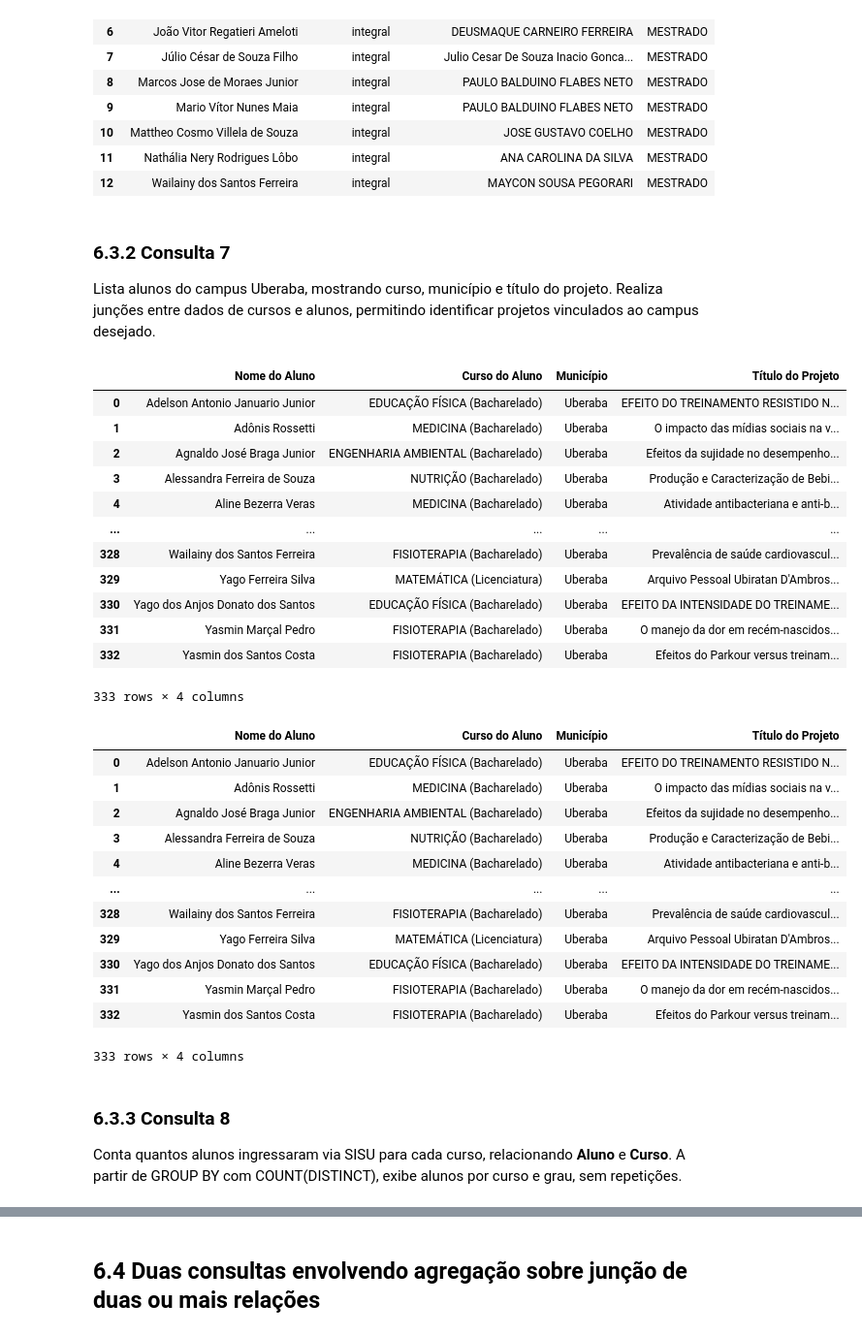
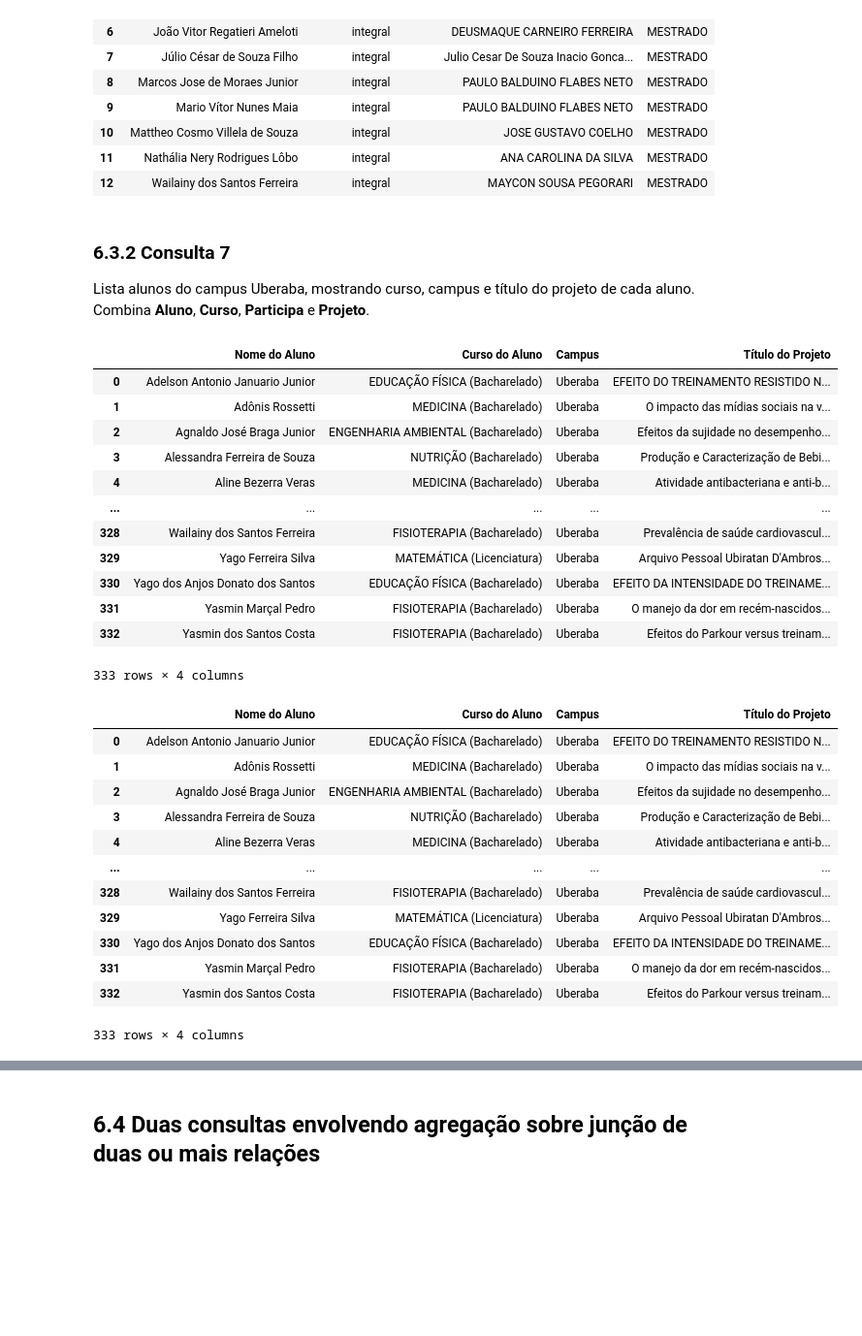
Before and after one commit to raissagd/TP2-IBD, a Jupyter notebook: main.ipynb, the cells around one changed output, grey strips where cells are left out. Shown: that part at 97% size. Cells and saved outputs as stored; diff of their text form; code cells hidden in the pictures; blank space fills up the shorter version.

Commit message:
Update main.ipynb
Correção das consultas 5 e 8; Ajustes nas descrições gerais das consultas.

```diff
--- a/main.ipynb
+++ b/main.ipynb
@@ -1186,22 +1177,22 @@ WHERE o.Titulacao LIKE '%MESTRADO%'
 | 12 | Wailainy dos Santos Ferreira | integral | MAYCON SOUSA PEGORARI | MESTRADO |
 # %% [markdown]
 ### 6.3.2 Consulta 7
-Lista alunos do campus Uberaba, mostrando curso, município e título do projeto. Realiza junções entre dados de cursos e alunos, permitindo identificar projetos vinculados ao campus desejado.
+Lista alunos do campus Uberaba, mostrando curso, campus e título do projeto de cada aluno. Combina **Aluno**, **Curso**, **Participa** e **Projeto**.
 # %%
 run("""
 SELECT DISTINCT
   a.Nome AS "Nome do Aluno",
   c.Nome_Curso AS "Curso do Aluno",
-  c.Municipio AS "Município",
+  a.Campus AS "Campus",
   p.Nome_Projeto AS "Título do Projeto"
 FROM Aluno a
 JOIN Curso c ON a.ID_Curso = c.ID_Curso
 JOIN Participa pa ON a.ID_Aluno = pa.ID_Aluno
 JOIN Projeto p ON pa.ID_Projeto = p.ID_Projeto
 WHERE a.Campus = 'Uberaba'
 """)
 # %% [output]
-|  | Nome do Aluno | Curso do Aluno | Município | Título do Projeto |
+|  | Nome do Aluno | Curso do Aluno | Campus | Título do Projeto |
 | 0 | Adelson Antonio Januario Junior | EDUCAÇÃO FÍSICA (Bacharelado) | Uberaba | EFEITO DO TREINAMENTO RESISTIDO N... |
 | 1 | Adônis Rossetti | MEDICINA (Bacharelado) | Uberaba | O impacto das mídias sociais na v... |
 | 2 | Agnaldo José Braga Junior | ENGENHARIA AMBIENTAL (Bacharelado) | Uberaba | Efeitos da sujidade no desempenho... |
@@ -1214,7 +1205,7 @@ WHERE a.Campus = 'Uberaba'
 | 331 | Yasmin Marçal Pedro | FISIOTERAPIA (Bacharelado) | Uberaba | O manejo da dor em recém-nascidos... |
 | 332 | Yasmin dos Santos Costa | FISIOTERAPIA (Bacharelado) | Uberaba | Efeitos do Parkour versus treinam... |
 333 rows × 4 columns
-|  | Nome do Aluno | Curso do Aluno | Município | Título do Projeto |
+|  | Nome do Aluno | Curso do Aluno | Campus | Título do Projeto |
 | 0 | Adelson Antonio Januario Junior | EDUCAÇÃO FÍSICA (Bacharelado) | Uberaba | EFEITO DO TREINAMENTO RESISTIDO N... |
 | 1 | Adônis Rossetti | MEDICINA (Bacharelado) | Uberaba | O impacto das mídias sociais na v... |
 | 2 | Agnaldo José Braga Junior | ENGENHARIA AMBIENTAL (Bacharelado) | Uberaba | Efeitos da sujidade no desempenho... |
@@ -1227,6 +1218,3 @@ WHERE a.Campus = 'Uberaba'
 | 331 | Yasmin Marçal Pedro | FISIOTERAPIA (Bacharelado) | Uberaba | O manejo da dor em recém-nascidos... |
 | 332 | Yasmin dos Santos Costa | FISIOTERAPIA (Bacharelado) | Uberaba | Efeitos do Parkour versus treinam... |
 333 rows × 4 columns
-# %% [markdown]
-### 6.3.3 Consulta 8
-Conta quantos alunos ingressaram via SISU para cada curso, relacionando **Aluno** e **Curso**. A partir de GROUP BY com COUNT(DISTINCT), exibe alunos por curso e grau, sem repetições.
```
Also changed, not shown: parts of 9 cells of this notebook.
